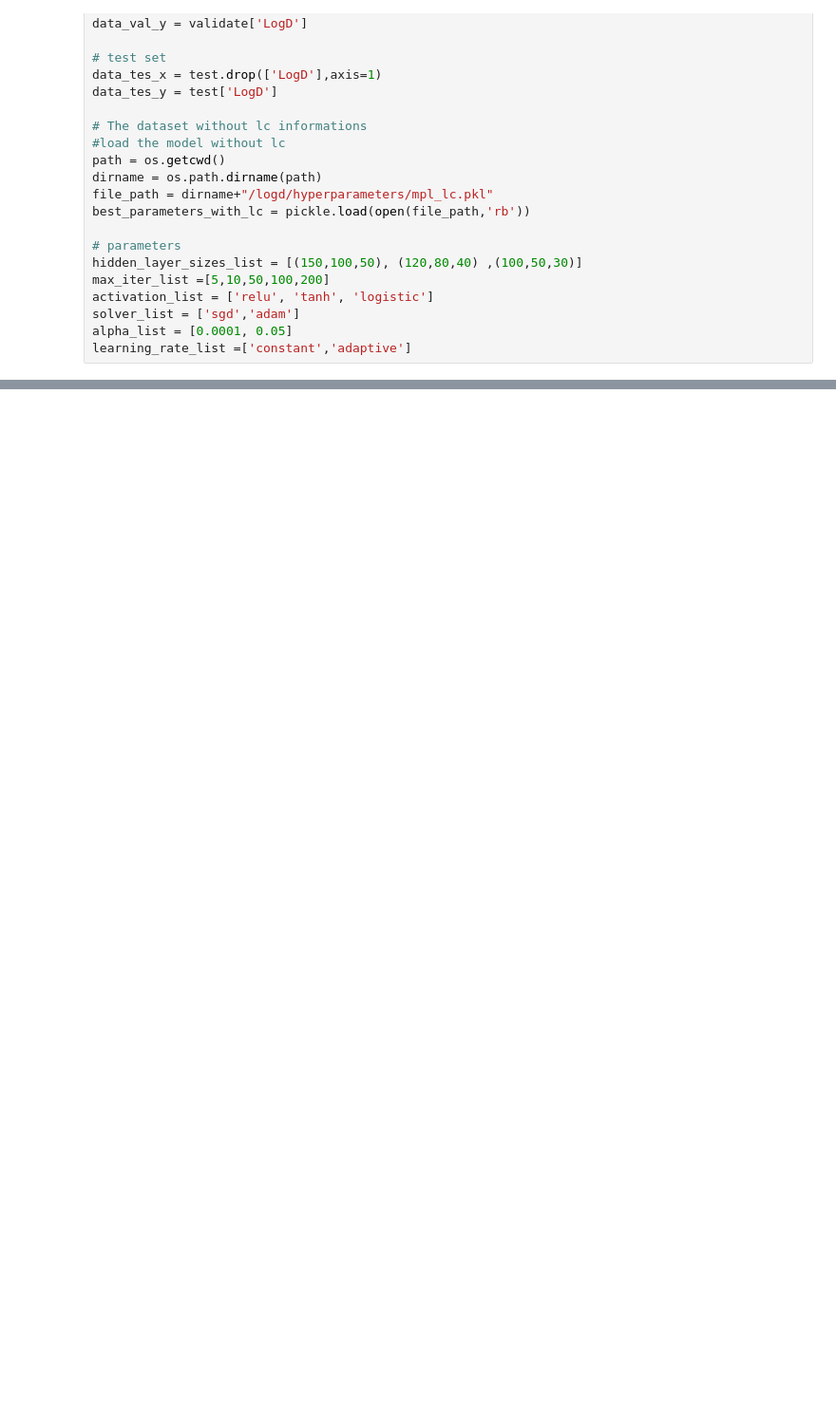
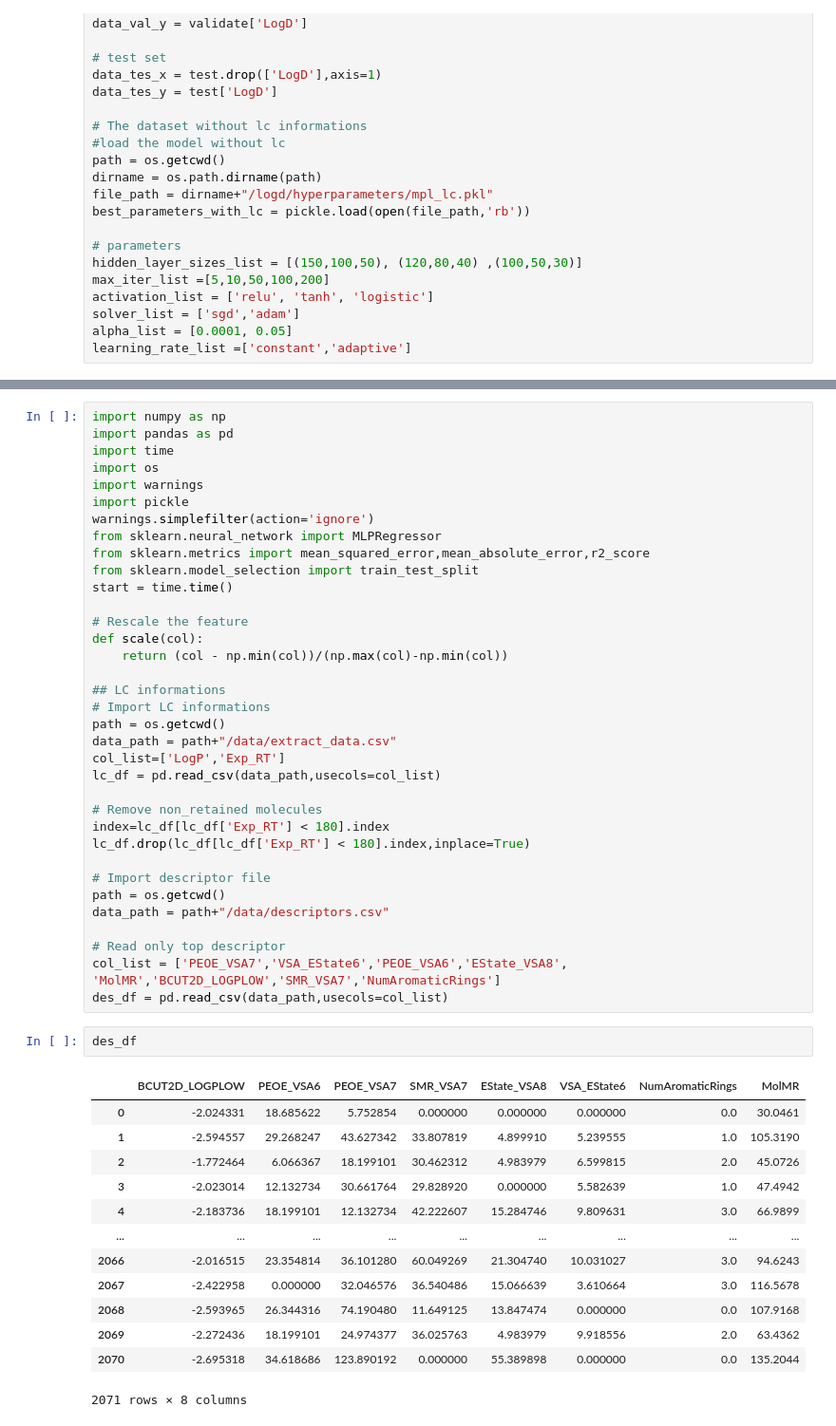
Before and after one commit to jamesleocodes/p_chem_CEVR, a Jupyter notebook: logD/lc_mlp.ipynb, the cells around one changed output, grey strips where cells are left out. Shown at 95% size. Cells and saved outputs as stored; diff of their text form; blank space fills up the shorter version.

```diff
--- a/logD/lc_mlp.ipynb
+++ b/logD/lc_mlp.ipynb
@@ -169,0 +172,51 @@ plt.show()
+# %%
+import numpy as np
+import pandas as pd
+import time
+import os
+import warnings
+import pickle
+warnings.simplefilter(action='ignore')
+from sklearn.neural_network import MLPRegressor
+from sklearn.metrics import mean_squared_error,mean_absolute_error,r2_score
+from sklearn.model_selection import train_test_split
+start = time.time()
+
+# Rescale the feature
+def scale(col):
+    return (col - np.min(col))/(np.max(col)-np.min(col))
+
+## LC informations
+# Import LC informations
+path = os.getcwd()
+data_path = path+"/data/extract_data.csv"
+col_list=['LogP','Exp_RT']
+lc_df = pd.read_csv(data_path,usecols=col_list)
+
+# Remove non_retained molecules
+index=lc_df[lc_df['Exp_RT'] < 180].index
+lc_df.drop(lc_df[lc_df['Exp_RT'] < 180].index,inplace=True)
+
+# Import descriptor file
+path = os.getcwd()
+data_path = path+"/data/descriptors.csv"
+
+# Read only top descriptor
+col_list = ['PEOE_VSA7','VSA_EState6','PEOE_VSA6','EState_VSA8', 'MolMR','BCUT2D_LOGPLOW','SMR_VSA7','NumAromaticRings']
+des_df = pd.read_csv(data_path,usecols=col_list)
+# %%
+des_df
+# %% [output]
+|  | BCUT2D_LOGPLOW | PEOE_VSA6 | PEOE_VSA7 | SMR_VSA7 | EState_VSA8 | VSA_EState6 | NumAromaticRings | MolMR |
+| 0 | -2.024331 | 18.685622 | 5.752854 | 0.000000 | 0.000000 | 0.000000 | 0.0 | 30.0461 |
+| 1 | -2.594557 | 29.268247 | 43.627342 | 33.807819 | 4.899910 | 5.239555 | 1.0 | 105.3190 |
+| 2 | -1.772464 | 6.066367 | 18.199101 | 30.462312 | 4.983979 | 6.599815 | 2.0 | 45.0726 |
+| 3 | -2.023014 | 12.132734 | 30.661764 | 29.828920 | 0.000000 | 5.582639 | 1.0 | 47.4942 |
+| 4 | -2.183736 | 18.199101 | 12.132734 | 42.222607 | 15.284746 | 9.809631 | 3.0 | 66.9899 |
+| ... | ... | ... | ... | ... | ... | ... | ... | ... |
+| 2066 | -2.016515 | 23.354814 | 36.101280 | 60.049269 | 21.304740 | 10.031027 | 3.0 | 94.6243 |
+| 2067 | -2.422958 | 0.000000 | 32.046576 | 36.540486 | 15.066639 | 3.610664 | 3.0 | 116.5678 |
+| 2068 | -2.593965 | 26.344316 | 74.190480 | 11.649125 | 13.847474 | 0.000000 | 0.0 | 107.9168 |
+| 2069 | -2.272436 | 18.199101 | 24.974377 | 36.025763 | 4.983979 | 9.918556 | 2.0 | 63.4362 |
+| 2070 | -2.695318 | 34.618686 | 123.890192 | 0.000000 | 55.389898 | 0.000000 | 0.0 | 135.2044 |
+2071 rows × 8 columns
```
Also changed, not shown: parts of 4 cells of this notebook.
